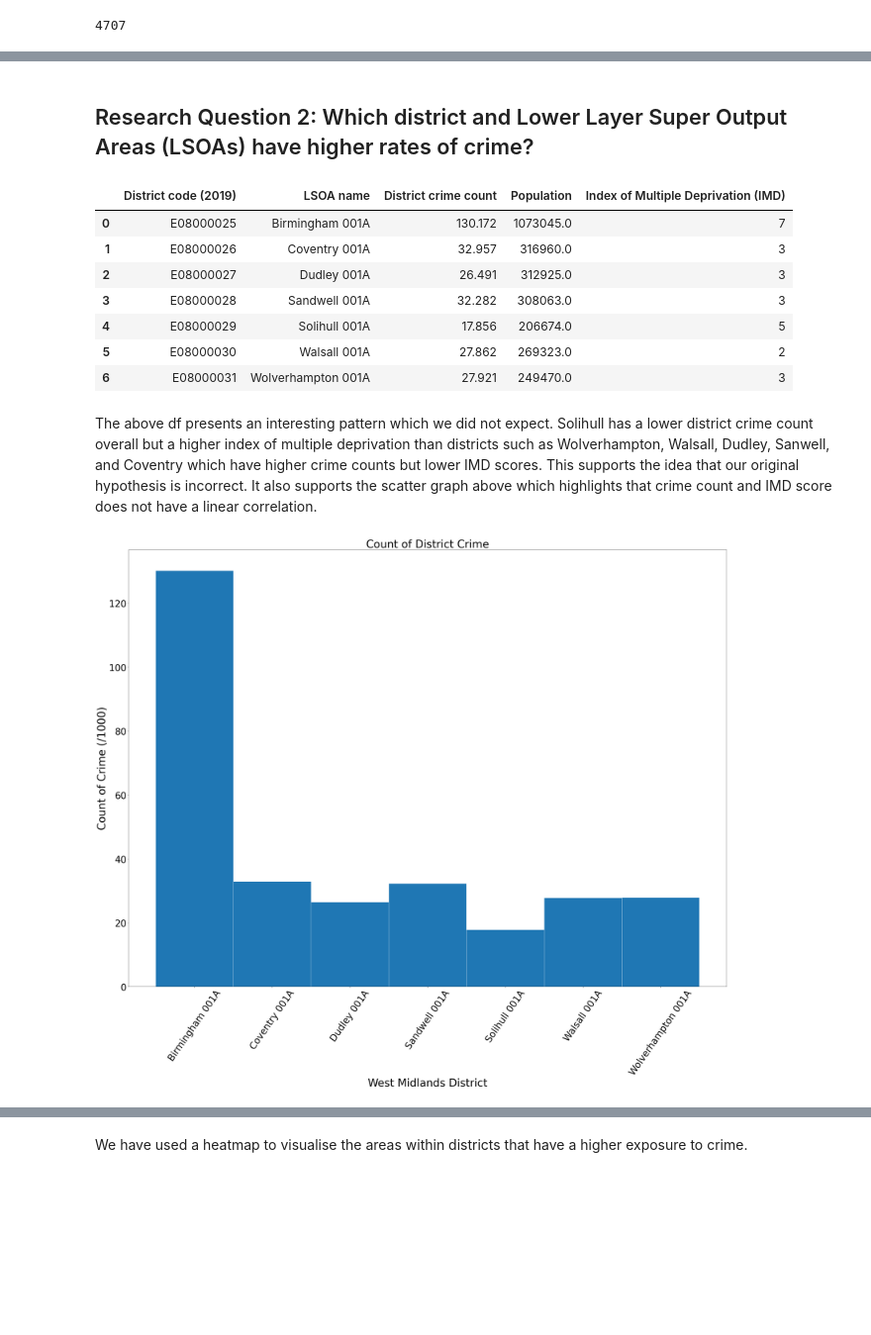
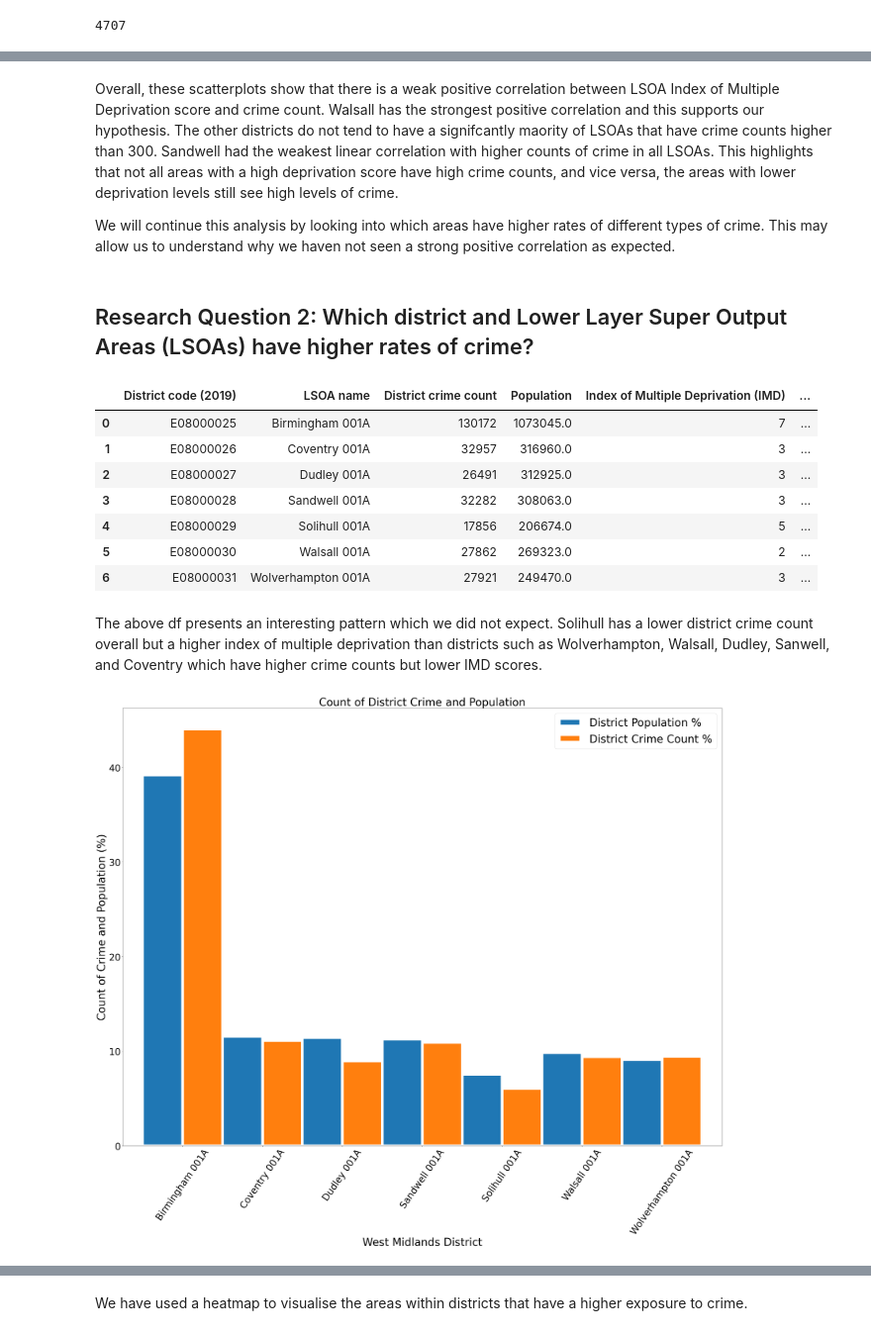
Before and after one commit to Garywtne/Group4_Project1_repo, a Jupyter notebook: west_midlands_data_clean.ipynb, the cells around one changed output, grey strips where cells are left out. Shown at 99% size. Cells and saved outputs as stored; diff of their text form; code cells hidden in the pictures; blank space fills up the shorter version.

```diff
--- a/west_midlands_data_clean.ipynb
+++ b/west_midlands_data_clean.ipynb
@@ -428,0 +437,13 @@ LSOA_crime_count_df["LSOA crime count"].max()
+# %%
+# Plot the scatter
+plt.title("Crime Count all LSOA's VS IMD Score", fontsize=60)
+plt.scatter(x_axis, y_axis, marker="o", color="blue")
+plt.rcParams["figure.figsize"] = (50,30)
+plt.xlim(0,80)
+plt.ylim(0, 600)
+plt.xticks(fontsize=35)
+plt.yticks(fontsize=35)
+plt.xlabel("LSOA IMD Score", fontsize=45)
+plt.ylabel("LSOA Crime Count", fontsize=45)
+plot_linear_regression(x_axis, y_axis, 'LSOA Crime Count',(65,400))
+plt.show()
@@ -459,35 +700,55 @@ Outliers:
+# %% [markdown]
+Overall, these scatterplots show that there is a weak positive correlation between LSOA Index of Multiple Deprivation score and crime count. Walsall has the strongest positive correlation and this supports our hypothesis. The other districts do not tend to have a signifcantly maority of LSOAs that have crime counts higher than 300. Sandwell had the weakest linear correlation with higher counts of crime in all LSOAs. This highlights that not all areas with a high deprivation score have high crime counts, and vice versa, the areas with lower deprivation levels still see high levels of crime.
+
+We will continue this analysis by looking into which areas have higher rates of different types of crime. This may allow us to understand why we haven not seen a strong positive correlation as expected.
 # %% [markdown]
 ## Research Question 2: Which district and Lower Layer Super Output Areas (LSOAs) have higher rates of crime?
 # %%
 # Groupby district
-
 d = {"LSOA name": "first", "Crime ID": "count", "Population": "first", "Index of Multiple Deprivation (IMD)": "first"}
 District_crime_count_df = West_midlands_df1.groupby(["District code (2019)"], as_index=False).agg(d)
+
+# Rename columns
 District_crime_count_df = District_crime_count_df.rename(columns={"Crime ID":"District crime count"})
-District_crime_count_df["District crime count"] = District_crime_count_df["District crime count"].div(1000)
+
+# Total District Crime Count
+Total_crime_sum = District_crime_count_df["District crime count"].sum()
+
+# Total Population for all Districts
+Total_pop = District_crime_count_df["Population"].sum()
+
+# Change District Crime Count and population to percentages to plot them on the same bar plot
+District_pop = District_crime_count_df["Population"].div(Total_pop)*100
+District_crime = District_crime_count_df["District crime count"].div(Total_crime_sum)*100
+
+# Dataframe with added percentages
+District_crime_count_df["District Population %"] = District_pop
+District_crime_count_df["District Crime Count %"] = District_crime
+
 District_crime_count_df
 # %% [output]
-|  | District code (2019) | LSOA name | District crime count | Population | Index of Multiple Deprivation (IMD) |
-| 0 | E08000025 | Birmingham 001A | 130.172 | 1073045.0 | 7 |
-| 1 | E08000026 | Coventry 001A | 32.957 | 316960.0 | 3 |
-| 2 | E08000027 | Dudley 001A | 26.491 | 312925.0 | 3 |
-| 3 | E08000028 | Sandwell 001A | 32.282 | 308063.0 | 3 |
-| 4 | E08000029 | Solihull 001A | 17.856 | 206674.0 | 5 |
-| 5 | E08000030 | Walsall 001A | 27.862 | 269323.0 | 2 |
-| 6 | E08000031 | Wolverhampton 001A | 27.921 | 249470.0 | 3 |
+|  | District code (2019) | LSOA name | District crime count | Population | Index of Multiple Deprivation (IMD) | ... |
+| 0 | E08000025 | Birmingham 001A | 130172 | 1073045.0 | 7 | ... |
+| 1 | E08000026 | Coventry 001A | 32957 | 316960.0 | 3 | ... |
+| 2 | E08000027 | Dudley 001A | 26491 | 312925.0 | 3 | ... |
+| 3 | E08000028 | Sandwell 001A | 32282 | 308063.0 | 3 | ... |
+| 4 | E08000029 | Solihull 001A | 17856 | 206674.0 | 5 | ... |
+| 5 | E08000030 | Walsall 001A | 27862 | 269323.0 | 2 | ... |
+| 6 | E08000031 | Wolverhampton 001A | 27921 | 249470.0 | 3 | ... |
 # %% [markdown]
-The above df presents an interesting pattern which we did not expect. Solihull has a lower district crime count overall but a higher index of multiple deprivation than districts such as Wolverhampton, Walsall, Dudley, Sanwell, and Coventry which have higher crime counts but lower IMD scores. This supports the idea that our original hypothesis is incorrect. It also supports the scatter graph above which highlights that crime count and IMD score does not have a linear correlation.
+The above df presents an interesting pattern which we did not expect. Solihull has a lower district crime count overall but a higher index of multiple deprivation than districts such as Wolverhampton, Walsall, Dudley, Sanwell, and Coventry which have higher crime counts but lower IMD scores.
 # %%
 # Visualise data with bar plot
-x_axis = District_crime_count_df["LSOA name"]
-y_axis = District_crime_count_df["District crime count"]
-plt.bar(x_axis, y_axis, width=1, edgecolor="white", linewidth=0.7)
-plt.title("Count of District Crime", fontsize=40)
+District_crime_count_df.plot(x = "LSOA name", y = ["District Population %", "District Crime Count %"], kind ="bar", width=1,
+                             edgecolor="white", linewidth=10)
+
+plt.title("Count of District Crime and Population", fontsize=40)
 plt.xlabel("West Midlands District", fontsize=40)
-plt.ylabel("Count of Crime (/1000)", fontsize=40)
+plt.ylabel("Count of Crime and Population (%)", fontsize=40)
 plt.xticks(rotation=55, fontsize=35)
 plt.yticks(fontsize=35)
+plt.legend(loc ="upper right", fontsize=40)
 plt.tight_layout
 plt.show()
 # %% [output]
-[figure, old version]
+[figure, new version]
```
Also changed, not shown: parts of 88 cells of this notebook, 1 other file.
